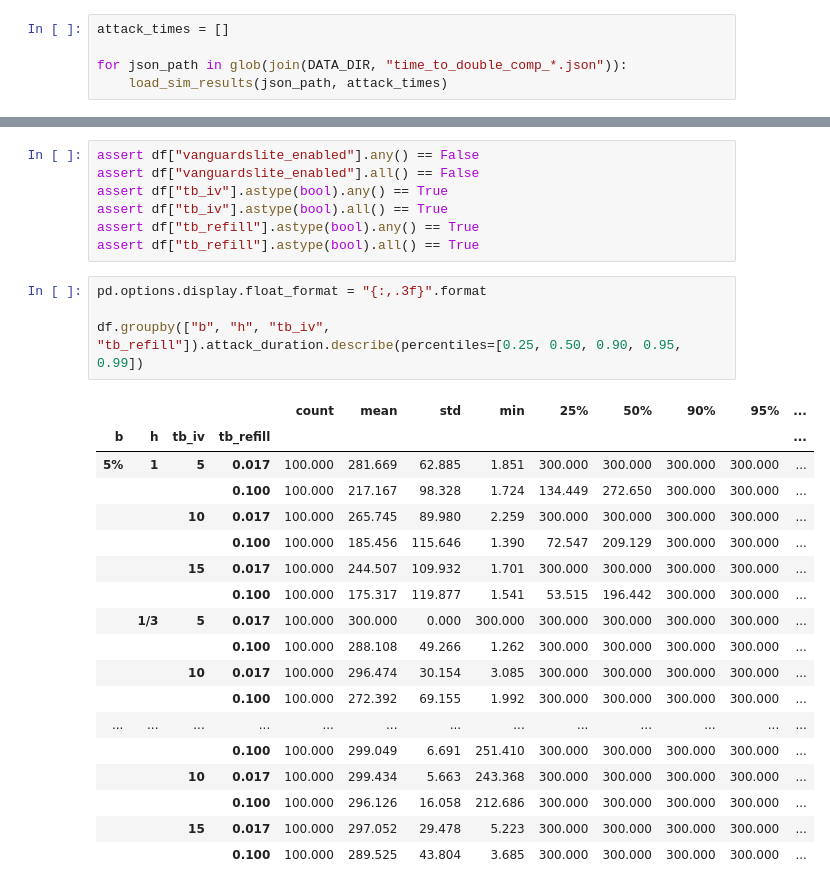
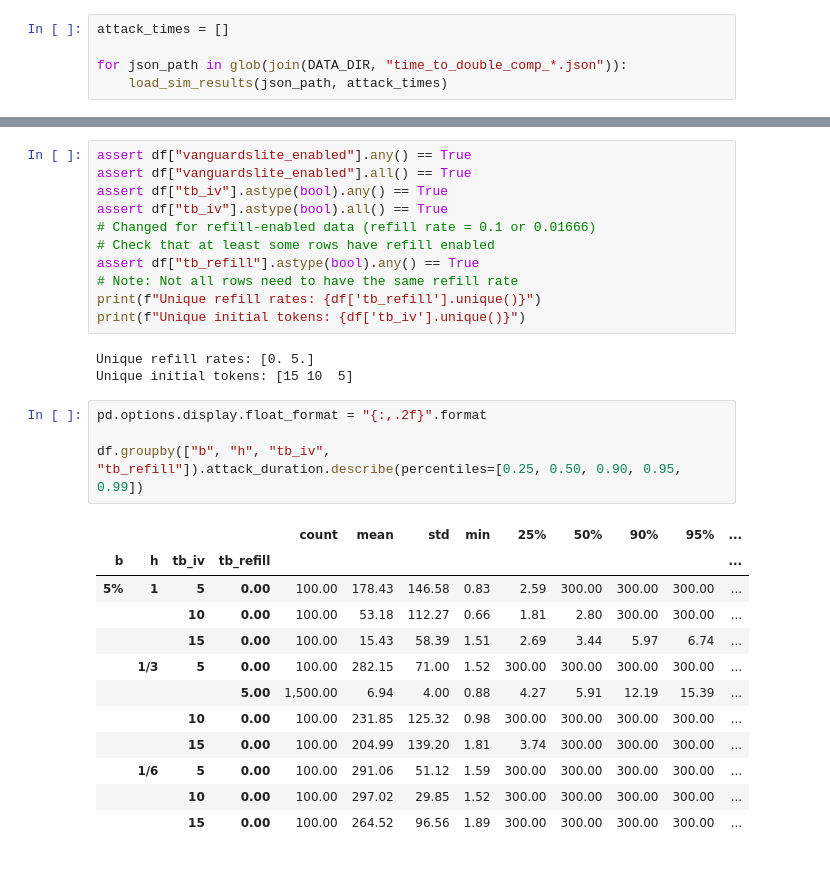
Before and after one commit to 0xnxt1me/from-onion-not-found-to-guard-discovery, a Jupyter notebook: 6_countermeasures/study-2025/graphs/1_analysis_token-bucket_2025.ipynb, the cells around one changed output, grey strips where cells are left out. Saved outputs shown, nothing was run; the diff lists cells and outputs as text.

```diff
--- a/6_countermeasures/study-2025/graphs/1_analysis_token-bucket_2025.ipynb
+++ b/6_countermeasures/study-2025/graphs/1_analysis_token-bucket_2025.ipynb
@@ -82,30 +82,31 @@ df.head(15)
 # %%
-assert df["vanguardslite_enabled"].any() == False
-assert df["vanguardslite_enabled"].all() == False
+assert df["vanguardslite_enabled"].any() == True
+assert df["vanguardslite_enabled"].all() == True
 assert df["tb_iv"].astype(bool).any() == True
 assert df["tb_iv"].astype(bool).all() == True
+# Changed for refill-enabled data (refill rate = 0.1 or 0.01666)
+# Check that at least some rows have refill enabled
 assert df["tb_refill"].astype(bool).any() == True
-assert df["tb_refill"].astype(bool).all() == True
+# Note: Not all rows need to have the same refill rate
+print(f"Unique refill rates: {df['tb_refill'].unique()}")
+print(f"Unique initial tokens: {df['tb_iv'].unique()}")
+# %% [output]
+Unique refill rates: [0. 5.]
+Unique initial tokens: [15 10  5]
 # %%
-pd.options.display.float_format = "{:,.3f}".format
+pd.options.display.float_format = "{:,.2f}".format
 
 df.groupby(["b", "h", "tb_iv", "tb_refill"]).attack_duration.describe(percentiles=[0.25, 0.50, 0.90, 0.95, 0.99])
 # %% [output]
 |  |  |  |  | count | mean | std | min | 25% | 50% | 90% | 95% | ... |
 | b | h | tb_iv | tb_refill |  |  |  |  |  |  |  |  | ... |
-| 5% | 1 | 5 | 0.017 | 100.000 | 281.669 | 62.885 | 1.851 | 300.000 | 300.000 | 300.000 | 300.000 | ... |
-|  |  |  | 0.100 | 100.000 | 217.167 | 98.328 | 1.724 | 134.449 | 272.650 | 300.000 | 300.000 | ... |
-|  |  | 10 | 0.017 | 100.000 | 265.745 | 89.980 | 2.259 | 300.000 | 300.000 | 300.000 | 300.000 | ... |
-|  |  |  | 0.100 | 100.000 | 185.456 | 115.646 | 1.390 | 72.547 | 209.129 | 300.000 | 300.000 | ... |
-|  |  | 15 | 0.017 | 100.000 | 244.507 | 109.932 | 1.701 | 300.000 | 300.000 | 300.000 | 300.000 | ... |
-|  |  |  | 0.100 | 100.000 | 175.317 | 119.877 | 1.541 | 53.515 | 196.442 | 300.000 | 300.000 | ... |
-|  | 1/3 | 5 | 0.017 | 100.000 | 300.000 | 0.000 | 300.000 | 300.000 | 300.000 | 300.000 | 300.000 | ... |
-|  |  |  | 0.100 | 100.000 | 288.108 | 49.266 | 1.262 | 300.000 | 300.000 | 300.000 | 300.000 | ... |
-|  |  | 10 | 0.017 | 100.000 | 296.474 | 30.154 | 3.085 | 300.000 | 300.000 | 300.000 | 300.000 | ... |
-|  |  |  | 0.100 | 100.000 | 272.392 | 69.155 | 1.992 | 300.000 | 300.000 | 300.000 | 300.000 | ... |
-| ... | ... | ... | ... | ... | ... | ... | ... | ... | ... | ... | ... | ... |
-|  |  |  | 0.100 | 100.000 | 299.049 | 6.691 | 251.410 | 300.000 | 300.000 | 300.000 | 300.000 | ... |
-|  |  | 10 | 0.017 | 100.000 | 299.434 | 5.663 | 243.368 | 300.000 | 300.000 | 300.000 | 300.000 | ... |
-|  |  |  | 0.100 | 100.000 | 296.126 | 16.058 | 212.686 | 300.000 | 300.000 | 300.000 | 300.000 | ... |
-|  |  | 15 | 0.017 | 100.000 | 297.052 | 29.478 | 5.223 | 300.000 | 300.000 | 300.000 | 300.000 | ... |
-|  |  |  | 0.100 | 100.000 | 289.525 | 43.804 | 3.685 | 300.000 | 300.000 | 300.000 | 300.000 | ... |
+| 5% | 1 | 5 | 0.00 | 100.00 | 178.43 | 146.58 | 0.83 | 2.59 | 300.00 | 300.00 | 300.00 | ... |
+|  |  | 10 | 0.00 | 100.00 | 53.18 | 112.27 | 0.66 | 1.81 | 2.80 | 300.00 | 300.00 | ... |
+|  |  | 15 | 0.00 | 100.00 | 15.43 | 58.39 | 1.51 | 2.69 | 3.44 | 5.97 | 6.74 | ... |
+|  | 1/3 | 5 | 0.00 | 100.00 | 282.15 | 71.00 | 1.52 | 300.00 | 300.00 | 300.00 | 300.00 | ... |
+|  |  |  | 5.00 | 1,500.00 | 6.94 | 4.00 | 0.88 | 4.27 | 5.91 | 12.19 | 15.39 | ... |
+|  |  | 10 | 0.00 | 100.00 | 231.85 | 125.32 | 0.98 | 300.00 | 300.00 | 300.00 | 300.00 | ... |
+|  |  | 15 | 0.00 | 100.00 | 204.99 | 139.20 | 1.81 | 3.74 | 300.00 | 300.00 | 300.00 | ... |
+|  | 1/6 | 5 | 0.00 | 100.00 | 291.06 | 51.12 | 1.59 | 300.00 | 300.00 | 300.00 | 300.00 | ... |
+|  |  | 10 | 0.00 | 100.00 | 297.02 | 29.85 | 1.52 | 300.00 | 300.00 | 300.00 | 300.00 | ... |
+|  |  | 15 | 0.00 | 100.00 | 264.52 | 96.56 | 1.89 | 300.00 | 300.00 | 300.00 | 300.00 | ... |
```
Also changed, not shown: parts of 8 cells of this notebook, 25 other files.
